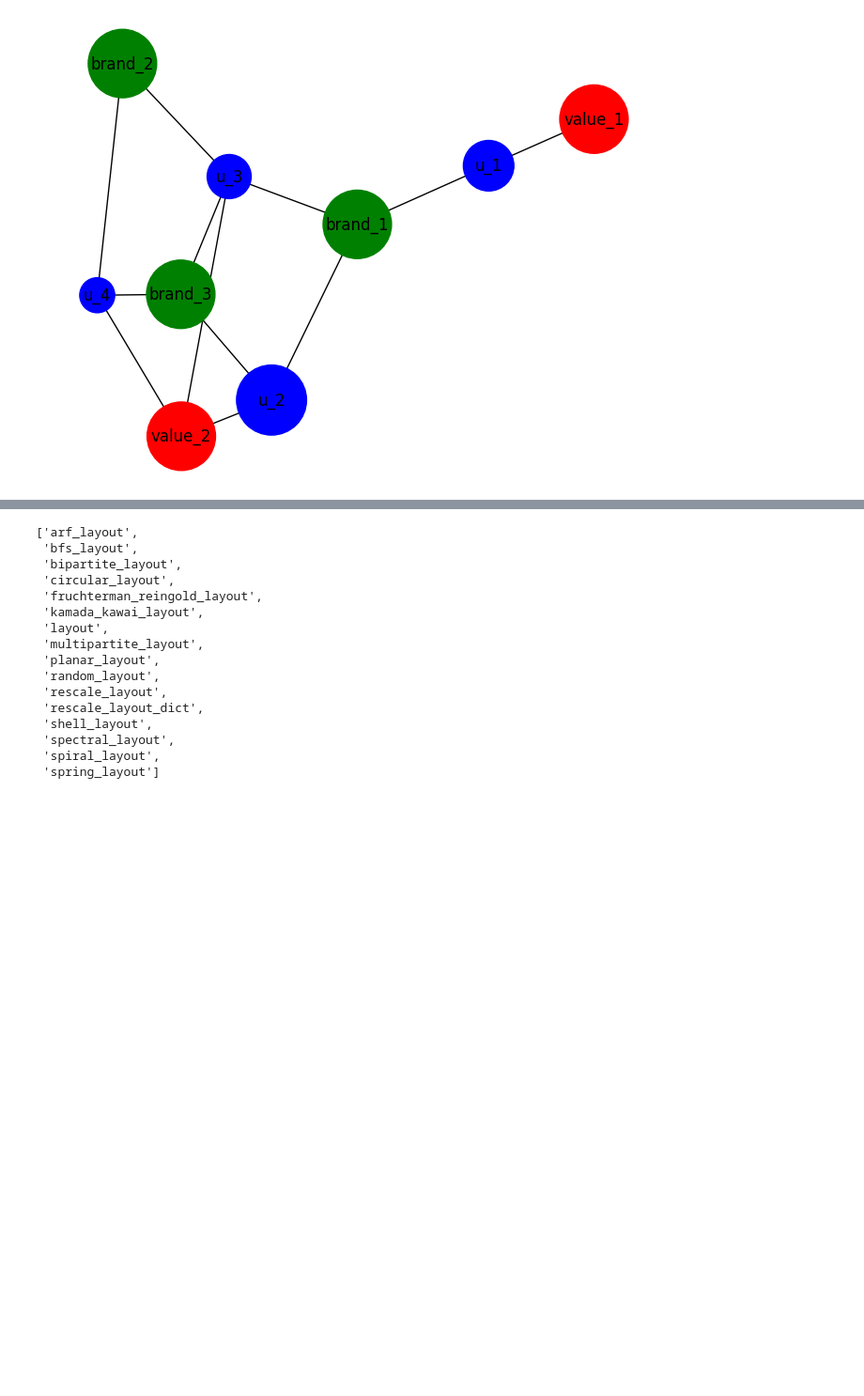
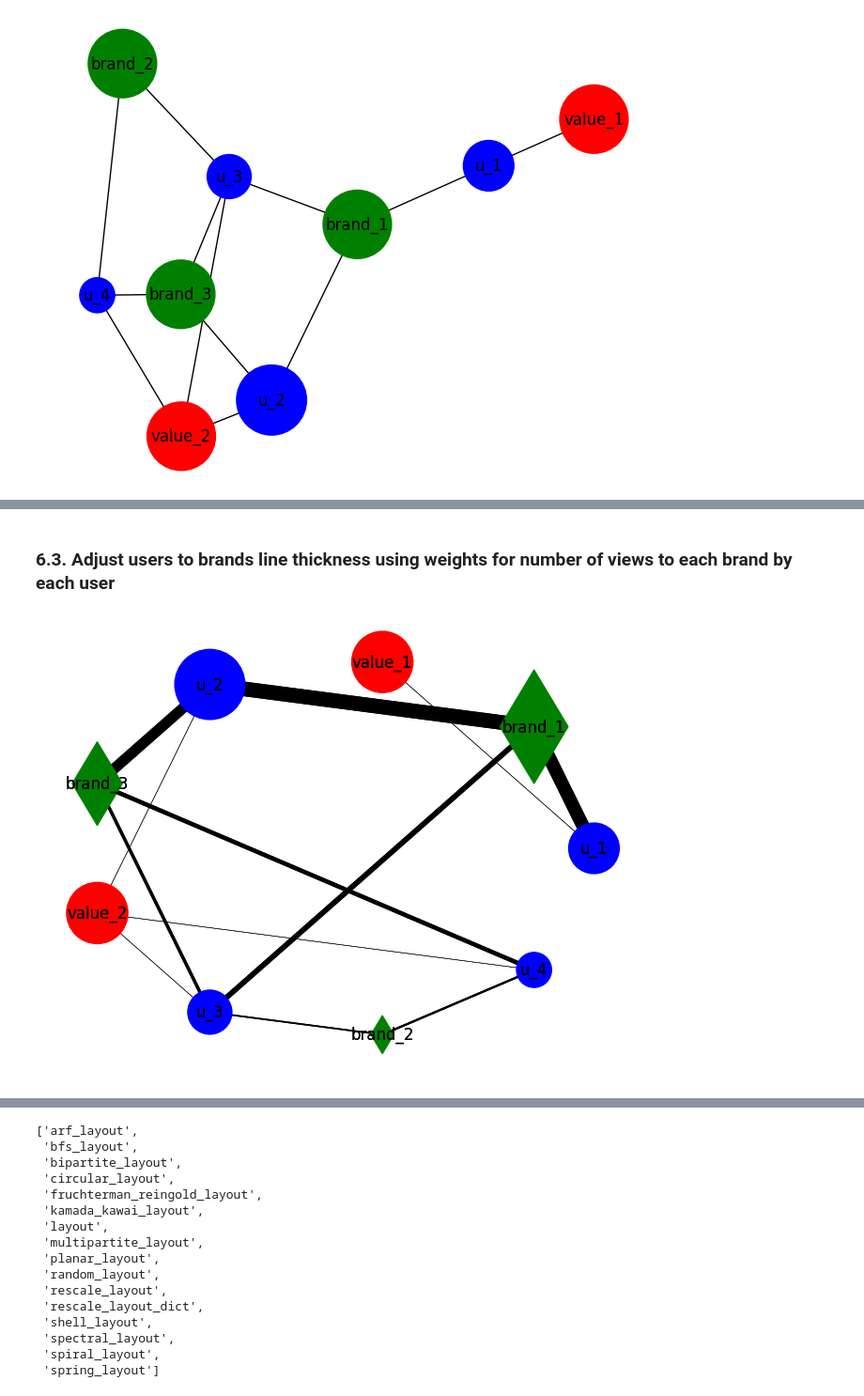
Before and after one commit to argythana/uoa_py_course, a Jupyter notebook: lectures_07_12_pandas_scikit/lecture_08_EDA_plots/r4m_network_graphs/network_graphs_tutorial.ipynb, the cells around one changed output, grey strips where cells are left out. Shown at 94% size. Saved outputs shown, nothing was run; the diff lists cells and outputs as text; code cells hidden in the pictures; blank space fills up the shorter version.

```diff
--- a/lectures_07_12_pandas_scikit/lecture_08_EDA_plots/r4m_network_graphs/network_graphs_tutorial.ipynb
+++ b/lectures_07_12_pandas_scikit/lecture_08_EDA_plots/r4m_network_graphs/network_graphs_tutorial.ipynb
@@ -463,0 +598,61 @@ plt.show()
+# %% [markdown]
+### 6.3. Adjust users to brands line thickness using weights for number of views to each brand by each user
+# %%
+# List of edges with their corresponding weights (views count)
+edges_with_weights = []
+for _, row in df_6.iterrows():
+    for brand in row['viewed_brand']:
+        views = row['views_count_by_brand'][brand]
+        edges_with_weights.append((row['user_id'], brand, views))
+    edges_with_weights.append((row['user_id'], row['feature'], 1))  # Add feature edges with a default weight
+
+# Add edges with weights to the graph
+G_6 = nx.Graph()
+for user, brand, weight in edges_with_weights:
+    G_6.add_edge(user, brand, weight=weight/2.5)  # Decrease thickness for aesthetic reasons
+
+# Set layout
+pos = nx.circular_layout(G_6)
+
+# Calculate total views to each brand
+total_views_to_brand = df_6[["views_to_brand_1", "views_to_brand_2", "views_to_brand_3"]].sum().to_dict()
+
+# Map brands to total_views_to_brand
+total_views_to_brand_dict = {f"brand_{i+1}": total_views_to_brand[f"views_to_brand_{i+1}"] for i in range(len(total_views_to_brand))}
+
+# Map user_id to total_views_of_user
+total_views_of_user_dict = dict(zip(data_6["user_id"], data_6["total_views_of_user"]))
+
+# Assign colors
+assign_color = lambda node: 'green' if node.startswith('brand') else (
+    'red' if node.startswith('value') else 'blue'
+)
+node_colors = [assign_color(node) for node in G_6.nodes()]
+
+# Generate node_sizes list
+node_sizes = [
+    total_views_of_user_dict[node] * 60 if node in total_views_of_user_dict else
+    total_views_to_brand_dict[node] * 60 if node in total_views_to_brand_dict else
+    2200
+    for node in G_6.nodes()
+]
+
+# Generate edge widths list
+edge_widths = [G_6[u][v]['weight'] for u, v in G_6.edges()]
+
+# set brand nodes shape as diamond
+node_shapes = ['d' if node.startswith('brand') else 'o' for node in G_6.nodes()]
+
+# Draw plot
+for shape in set(node_shapes):
+    nx.draw(
+        G_6, pos=pos, with_labels=True,
+        node_size=[size for size, s in zip(node_sizes, node_shapes) if s == shape],
+        node_color=[color for color, s in zip(node_colors, node_shapes) if s == shape],
+        nodelist=[node for node, s in zip(G_6.nodes(), node_shapes) if s == shape],
+        node_shape=shape,
+        width=edge_widths
+    )
+plt.show()
+# %% [output]
+[figure, added]
```
Also changed, not shown: parts of 17 cells of this notebook, 1 other file.
